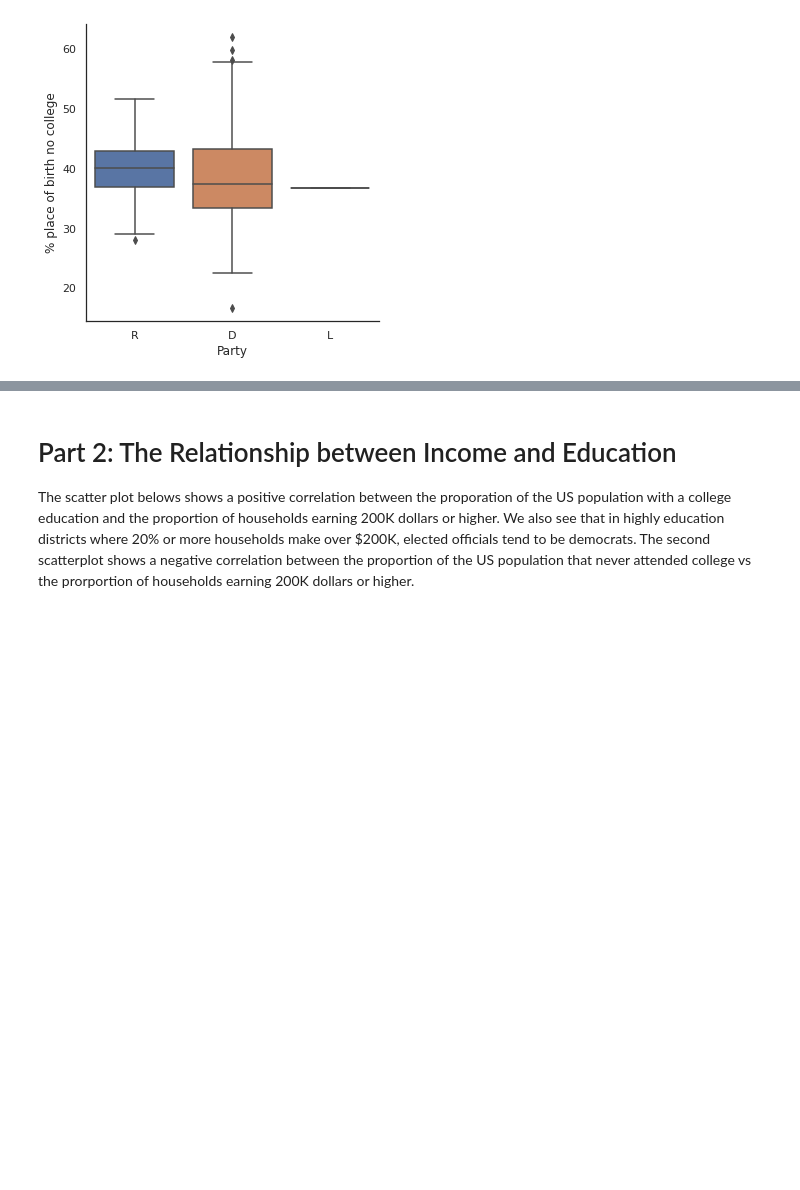
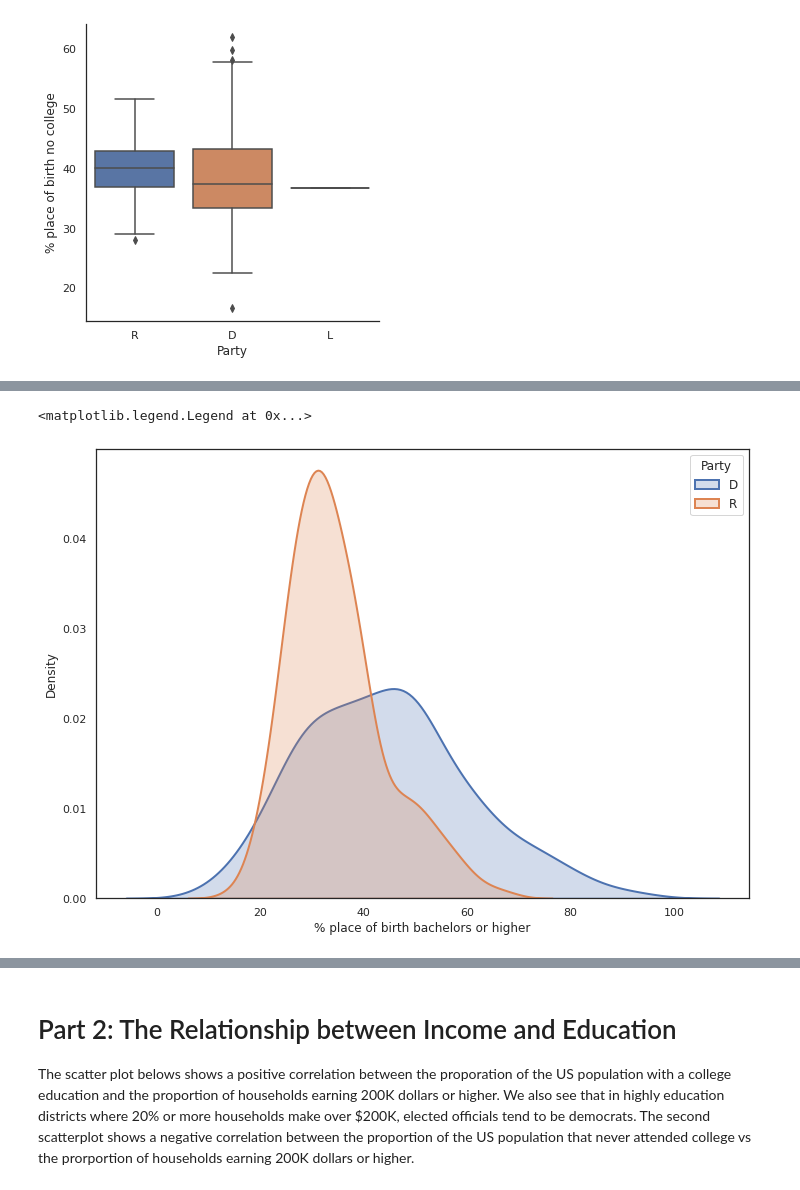
Before and after one commit to imshivs/congressional-analysis, a Jupyter notebook: Congressional_Analytics.ipynb, the cells around one changed output, grey strips where cells are left out. Saved outputs shown, nothing was run; the diff lists cells and outputs as text; code cells hidden in the pictures; blank space fills up the shorter version.

```diff
--- a/Congressional_Analytics.ipynb
+++ b/Congressional_Analytics.ipynb
@@ -190 +196,19 @@ plt.legend(prop={'size': 12}, title = 'Party')
+# %%
+Party = ['D', 'R']
+
+# Iterate through Party
+for Party in Party:
+    # Subset
+    subset = final_merged_df[final_merged_df['Party'] == Party]
+
+    # Draw the density plot
+    sns.distplot(subset['% place of birth bachelors or higher'], hist = False, kde = True,
+                 kde_kws = {'shade': True, 'linewidth': 2},
+                 label = Party)
+
+# Plot formatting
+plt.legend(prop={'size': 12}, title = 'Party')
+# %% [output]
+<matplotlib.legend.Legend at 0x...>
+[figure, added]
 # %%
```
Also changed, not shown: parts of 9 cells of this notebook.
